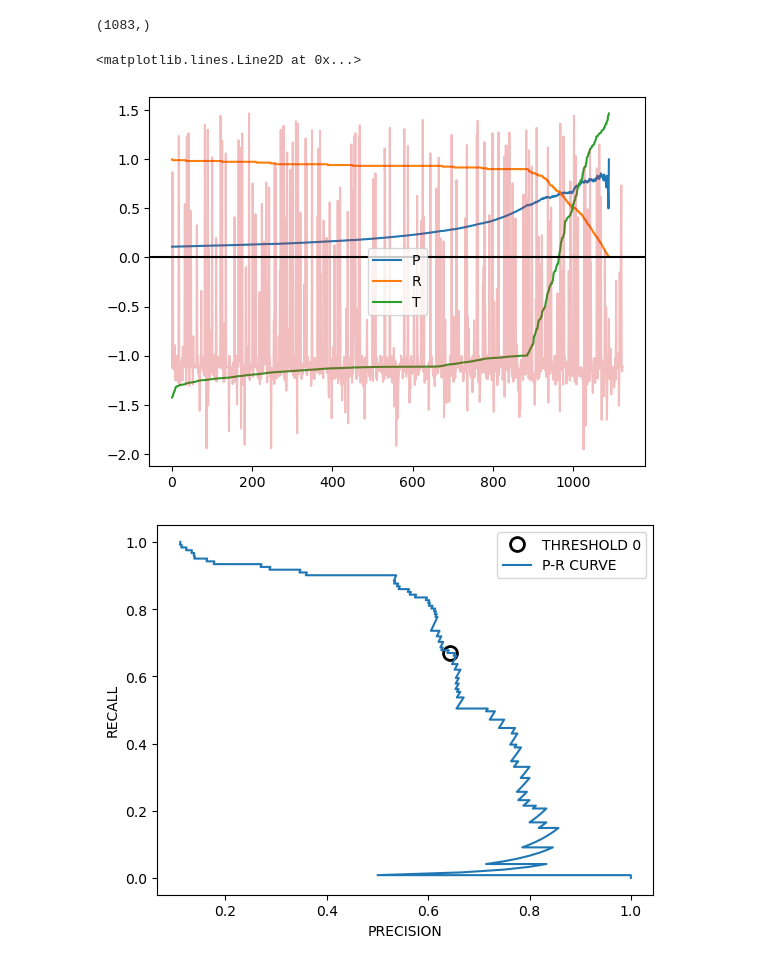
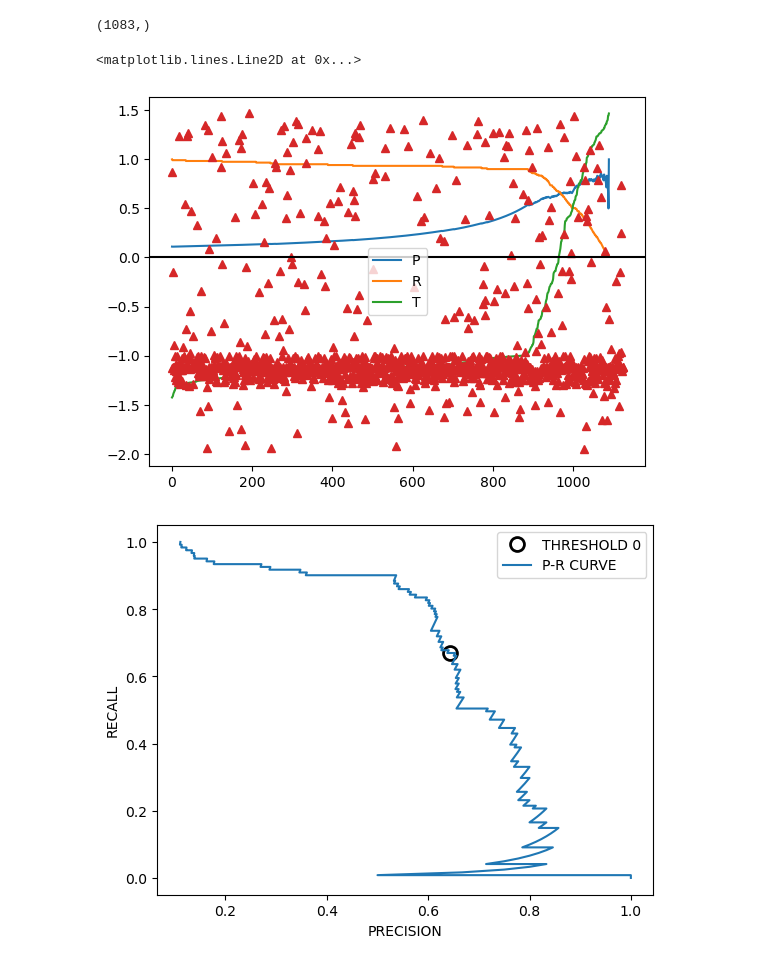
Before and after one commit to davidptuackr/ppb, a Jupyter notebook: 05_평가와_성능향상.ipynb, the cells around one changed output. Cells and saved outputs as stored; diff of their text form; code cells hidden in the pictures.

```diff
--- a/05_평가와_성능향상.ipynb
+++ b/05_평가와_성능향상.ipynb
@@ -1171,12 +1207,12 @@ np.unique(svc.decision_function(X_test).round(6)).shape
 (1083,)
 # %%
 dat.plot()
-plt.plot(svc.decision_function(X_test), alpha=0.3)
+plt.plot(svc.decision_function(X_test), marker='^', linewidth=0)
 
 plt.axhline(0, 0, dat.shape[0]+1, color='k')
 # %% [output]
 <matplotlib.lines.Line2D at 0x...>
-[figure, old version]
+[figure, new version]
 # %%
 """ 임계값 표시: 정확히 0이 아닐 수 있으므로 다음과 같이 산출 """
 close_zero = np.argmin(np.abs(thresholds))
```
Also changed, not shown: parts of 21 cells of this notebook, 3 other files.
